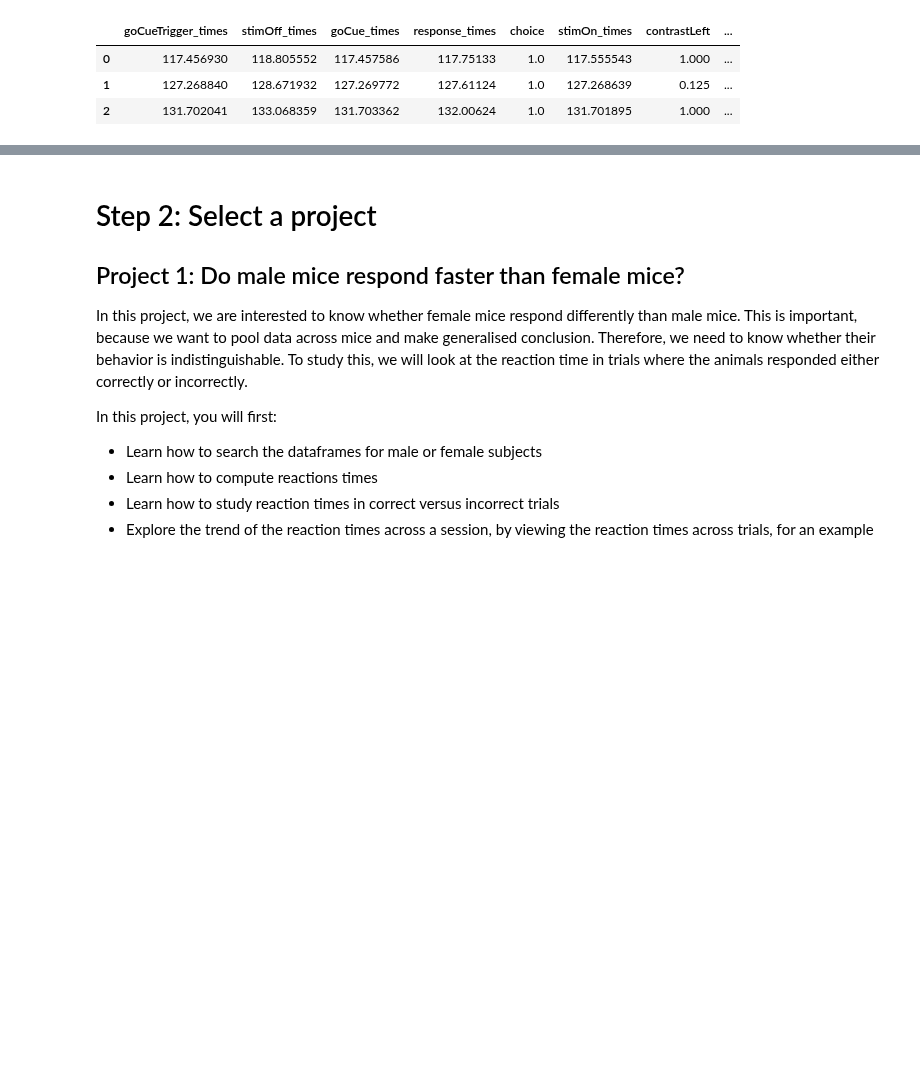
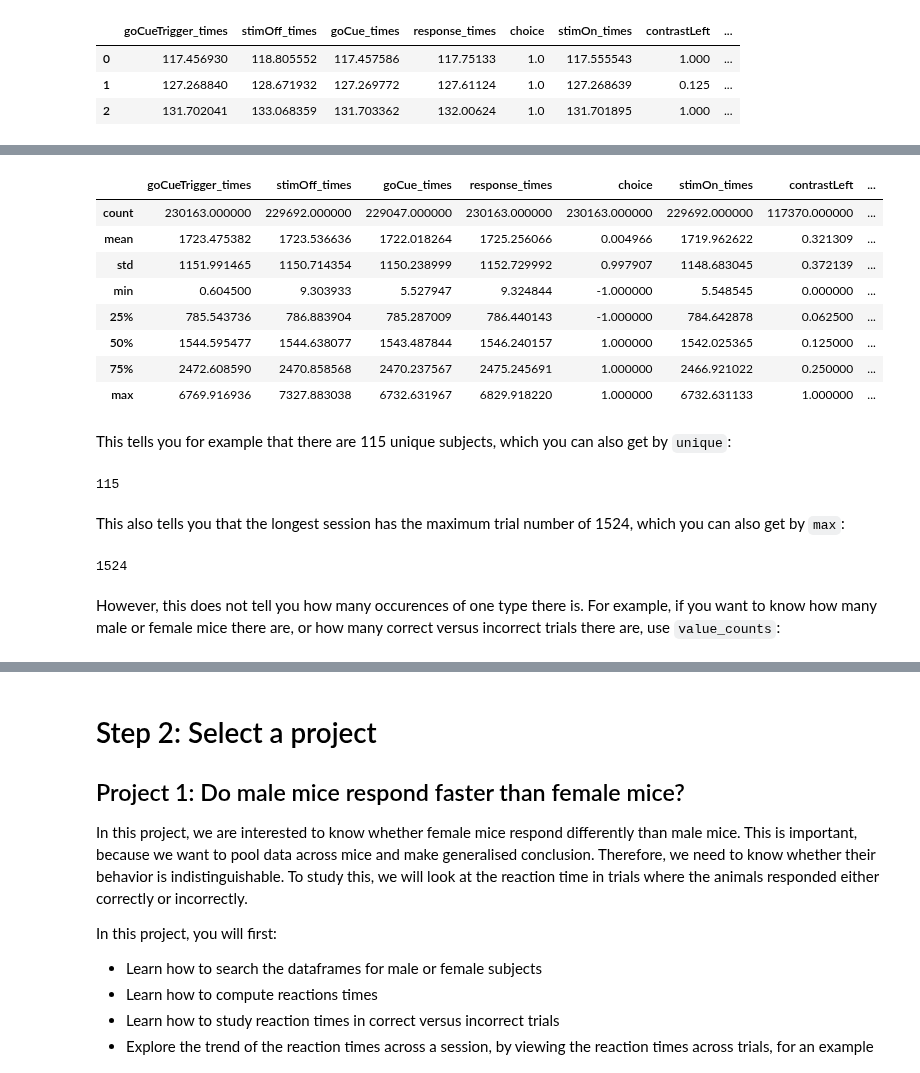
Before and after one commit to int-brain-lab/iblcourse, a Jupyter notebook: sources/behavior_course/course.ipynb, the cells around one changed output, grey strips where cells are left out. Drawn from its saved outputs; the diff is of its cells as text; code cells hidden in the pictures; blank space fills up the shorter version.

```diff
--- a/sources/behavior_course/course.ipynb
+++ b/sources/behavior_course/course.ipynb
@@ -145,0 +158,26 @@ display(df_trial.head(3))
+# %%
+df_trial.describe()
+# %% [output]
+|  | goCueTrigger_times | stimOff_times | goCue_times | response_times | choice | stimOn_times | contrastLeft | ... |
+| count | 230163.000000 | 229692.000000 | 229047.000000 | 230163.000000 | 230163.000000 | 229692.000000 | 117370.000000 | ... |
+| mean | 1723.475382 | 1723.536636 | 1722.018264 | 1725.256066 | 0.004966 | 1719.962622 | 0.321309 | ... |
+| std | 1151.991465 | 1150.714354 | 1150.238999 | 1152.729992 | 0.997907 | 1148.683045 | 0.372139 | ... |
+| min | 0.604500 | 9.303933 | 5.527947 | 9.324844 | -1.000000 | 5.548545 | 0.000000 | ... |
+| 25% | 785.543736 | 786.883904 | 785.287009 | 786.440143 | -1.000000 | 784.642878 | 0.062500 | ... |
+| 50% | 1544.595477 | 1544.638077 | 1543.487844 | 1546.240157 | 1.000000 | 1542.025365 | 0.125000 | ... |
+| 75% | 2472.608590 | 2470.858568 | 2470.237567 | 2475.245691 | 1.000000 | 2466.921022 | 0.250000 | ... |
+| max | 6769.916936 | 7327.883038 | 6732.631967 | 6829.918220 | 1.000000 | 6732.631133 | 1.000000 | ... |
+# %% [markdown]
+This tells you for example that there are 115 unique subjects, which you can also get by `unique`:
+# %%
+len(df_subj['subj_id'].unique())
+# %% [output]
+115
+# %% [markdown]
+This also tells you that the longest session has the maximum trial number of 1524, which you can also get by `max`:
+# %%
+df_trial['trial_number'].max()
+# %% [output]
+1524
+# %% [markdown]
+However, this does not tell you how many occurences of one type there is. For example, if you want to know how many male or female mice there are, or how many correct versus incorrect trials there are, use `value_counts`:
```
Also changed, not shown: parts of 4 cells of this notebook.
